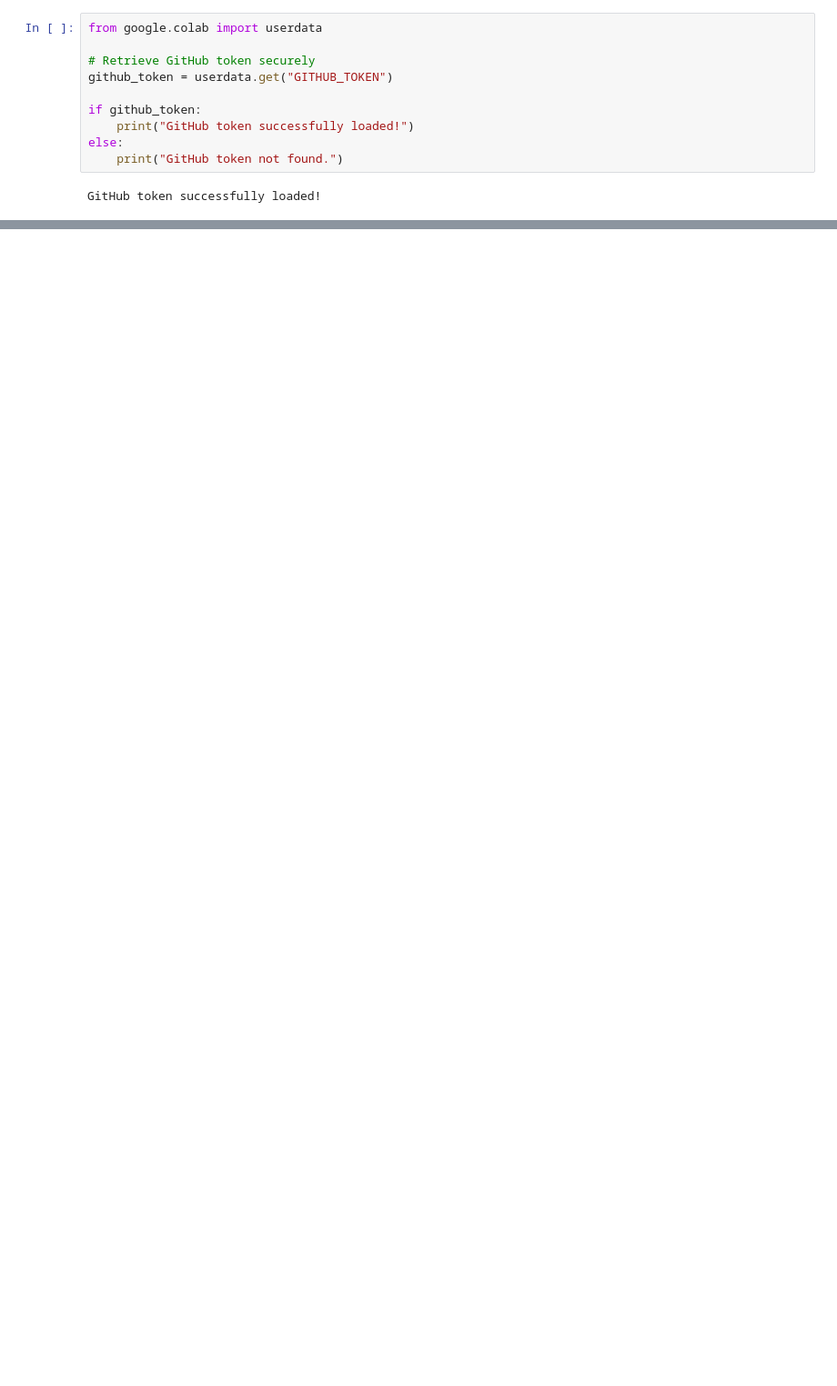
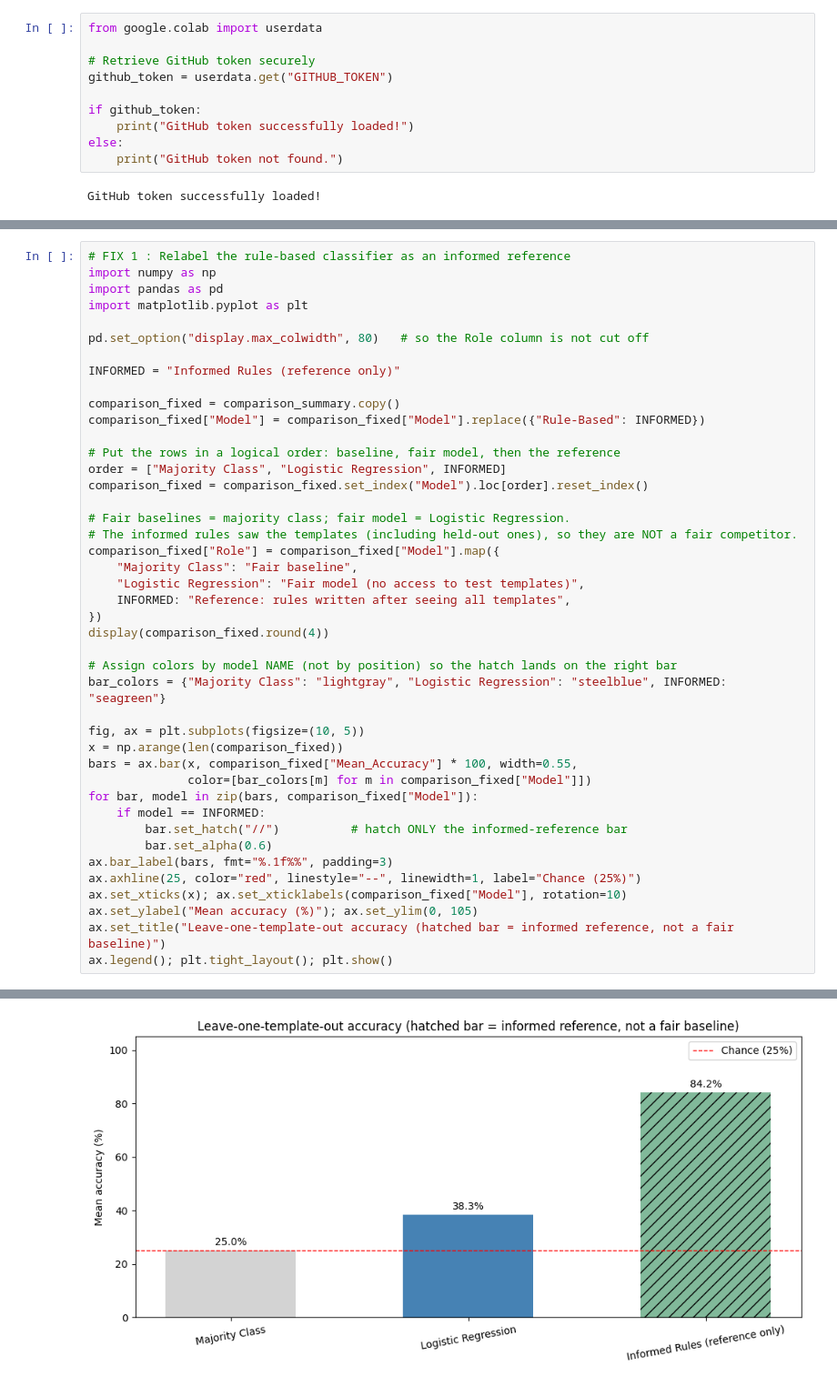
Before and after one commit to addagadanamratha/intelligent-document-processing-nlp, a Jupyter notebook: Applied_AI_Final_Project.ipynb, the cells around one changed output, grey strips where cells are left out. Shown at 91% size. Drawn from its saved outputs; the diff is of its cells as text; blank space fills up the shorter version.

```diff
--- a/Applied_AI_Final_Project.ipynb
+++ b/Applied_AI_Final_Project.ipynb
@@ -1394,0 +2055,44 @@ drive.mount("/content/drive")
+# %%
+# FIX 1 : Relabel the rule-based classifier as an informed reference
+import numpy as np
+import pandas as pd
+import matplotlib.pyplot as plt
+
+pd.set_option("display.max_colwidth", 80)   # so the Role column is not cut off
+
+INFORMED = "Informed Rules (reference only)"
+
+comparison_fixed = comparison_summary.copy()
+comparison_fixed["Model"] = comparison_fixed["Model"].replace({"Rule-Based": INFORMED})
+
+# Put the rows in a logical order: baseline, fair model, then the reference
+order = ["Majority Class", "Logistic Regression", INFORMED]
+comparison_fixed = comparison_fixed.set_index("Model").loc[order].reset_index()
+
+# Fair baselines = majority class; fair model = Logistic Regression.
+# The informed rules saw the templates (including held-out ones), so they are NOT a fair competitor.
+comparison_fixed["Role"] = comparison_fixed["Model"].map({
+    "Majority Class": "Fair baseline",
+    "Logistic Regression": "Fair model (no access to test templates)",
+    INFORMED: "Reference: rules written after seeing all templates",
+})
+display(comparison_fixed.round(4))
+
+# Assign colors by model NAME (not by position) so the hatch lands on the right bar
+bar_colors = {"Majority Class": "lightgray", "Logistic Regression": "steelblue", INFORMED: "seagreen"}
+
+fig, ax = plt.subplots(figsize=(10, 5))
+x = np.arange(len(comparison_fixed))
+bars = ax.bar(x, comparison_fixed["Mean_Accuracy"] * 100, width=0.55,
+              color=[bar_colors[m] for m in comparison_fixed["Model"]])
+for bar, model in zip(bars, comparison_fixed["Model"]):
+    if model == INFORMED:
+        bar.set_hatch("//")          # hatch ONLY the informed-reference bar
+        bar.set_alpha(0.6)
+ax.bar_label(bars, fmt="%.1f%%", padding=3)
+ax.axhline(25, color="red", linestyle="--", linewidth=1, label="Chance (25%)")
+ax.set_xticks(x); ax.set_xticklabels(comparison_fixed["Model"], rotation=10)
+ax.set_ylabel("Mean accuracy (%)"); ax.set_ylim(0, 105)
+ax.set_title("Leave-one-template-out accuracy (hatched bar = informed reference, not a fair baseline)")
+ax.legend(); plt.tight_layout(); plt.show()
+# %% [output]
@@ -1394,0 +2103 @@ drive.mount("/content/drive")
+[figure, added]
```
Also changed, not shown: parts of 58 cells of this notebook.
